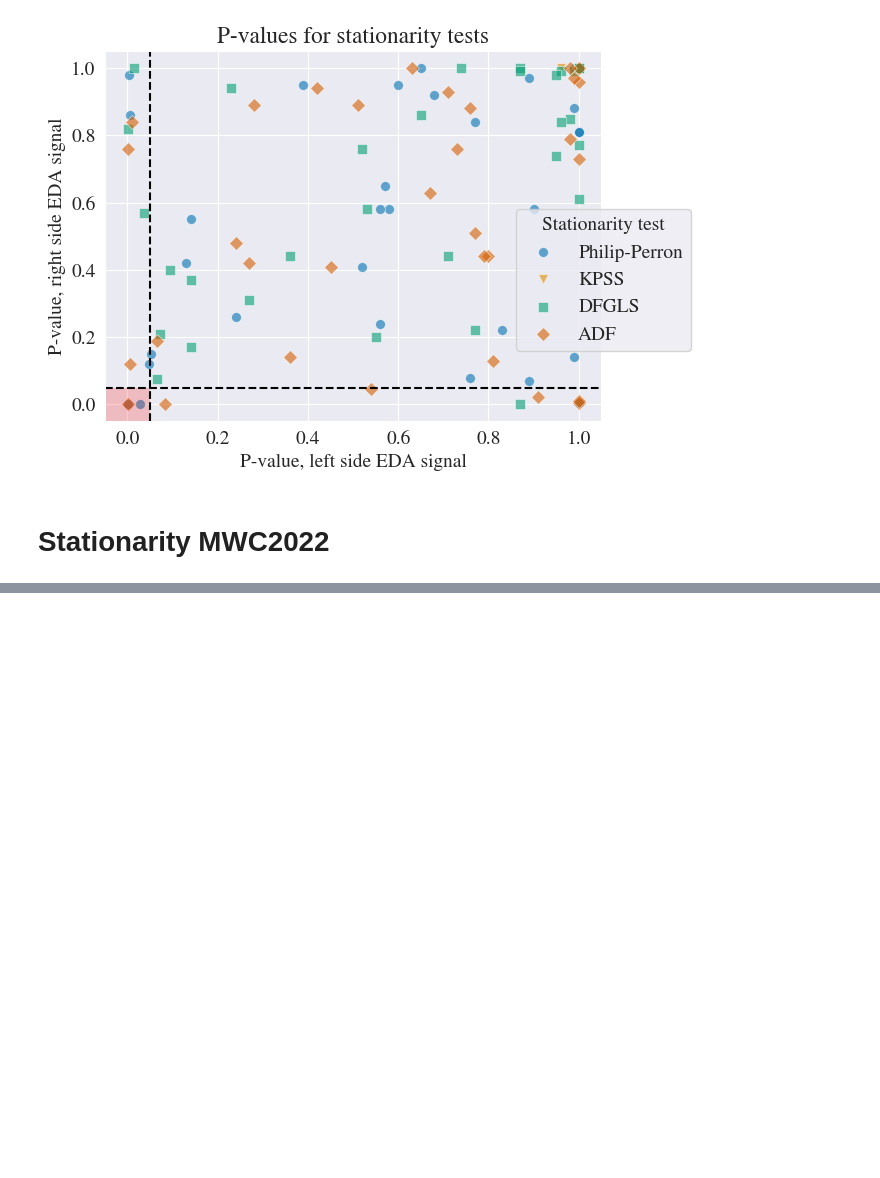
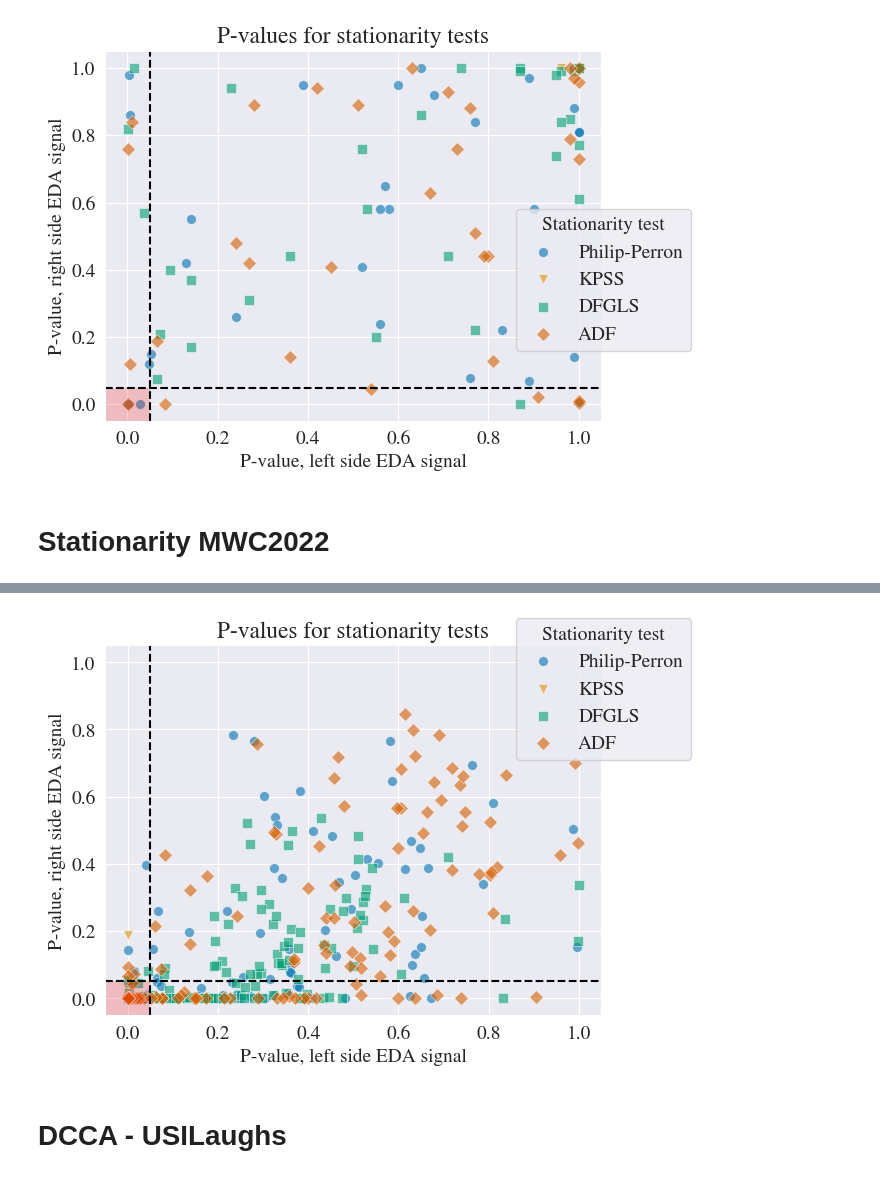
Before and after one commit to LeonardoAlchieri/LateralizationPhysiologicalWearables, a Jupyter notebook: notebooks/final-visz.ipynb, the cells around one changed output, grey strips where cells are left out. Drawn from its saved outputs; the diff is of its cells as text; code cells hidden in the pictures; blank space fills up the shorter version.

```diff
--- a/notebooks/final-visz.ipynb
+++ b/notebooks/final-visz.ipynb
@@ -89,14 +210,18 @@ plt.show()
 # %% [markdown]
 # Stationarity MWC2022
 # %%
-left_pp = [0.24, 0.048, 0.77, 0.6, 0.58, 0.57, 0.39, 0.0031, 0.027, 0.68, 0.14, 0.89, 0.52, 1, 0.99, 0.56, 0.76, 1, 1, 0.006, 0.9, 1,0.99, 0.13, 0.0011, 0.89, 1, 0.65, 0.83, 0.99, 0.56, 0.052]
-right_pp = [0.26, 0.12, 0.84, 0.95, 0.58, 0.65, 0.95, 0.98, 0.0023, 0.92, 0.55, 0.97, 0.41, 0.81, 0.14, 0.58, 0.078, 0.0036, 0.81, 0.86, 0.58, 1, 0.88, 0.42, 0.0012, 0.069, 1, 1, 0.22, 1, 0.24, 0.15]
+pp = pd.read_csv("../test_results/PhillipsPerron_pvalues_mwc2022.csv", index_col=0, header=[0,1]).T.reset_index(drop=True)
 
-left_kpss = [1, 1, 1, 1, 1, 1, 1, 1, 1, 1, 1, 1, 1, 1, 1, 1, 1, 1, 1, 1, 1, 1,1, 1, 1, 1, 1, 1, 1, 0.96, 1, 1]
-right_kpss = [1, 1, 1, 1, 1, 1, 1, 1, 1, 1, 1, 1, 1, 1, 1, 1, 1, 1, 1, 1, 1, 1,1, 1, 1, 1, 1, 1, 1, 1, 1, 1]
+kpss = pd.read_csv("../test_results/KPSS_pvalues_mwc2022.csv", index_col=0, header=[0,1]).T.reset_index(drop=True)
 
-left_dfgls = [0.14, 1, 0.53, 0.072, 0.99, 0.87, 0.98, 0.77, 0.74, 0.65, 1, 0.55, 0.14, 0.95, 0.23, 0.36, 0.095, 0.87, 0.014, 1, 0.27, 0.96, 0.066, 1, 0.96, 1, 0.036, 0.87, 0.52, 0.0014, 0.71, 0.95]
-right_dfgls =[0.17, 1, 0.58, 0.21, 0.99, 1, 0.85, 0.22, 1, 0.86, 0.77, 0.2, 0.37, 0.74, 0.94, 0.44, 0.4, 0.99, 1, 0.61, 0.31, 0.84, 0.076, 1, 0.99, 1, 0.57, 0.0009, 0.76, 0.82, 0.44, 0.98]
+dfgls = pd.read_csv("../test_results/DFGLS_pvalues_mwc2022.csv", index_col=0, header=[0,1]).T.reset_index(drop=True)
 
-left_adf = [0.45, 0.0068, 0.73, 0.71, 0.67, 0.42, 0.28, 0.001, 0.084, 0.77, 0.27, 0.76, 0.8, 1, 0.91, 0.51, 0.81, 1,1, 0.0099, 0.79, 1, 0.98, 0.24, 0.0012, 1, 0.99, 0.63, 0.54, 0.98, 0.36, 0.066]
-right_adf = [0.41, 0.12, 0.76, 0.93, 0.63, 0.94, 0.89, 0.76, 0.0026, 0.51, 0.42, 0.88, 0.44, 0.73, 0.022, 0.89, 0.13, 0.004, 0.96, 0.84, 0.44, 1, 0.79, 0.48, 0.00093, 0.011, 0.97, 1, 0.047, 1, 0.14, 0.19]
+adf = pd.read_csv("../test_results/ADF_pvalues_mwc2022.csv", index_col=0, header=[0,1]).T.reset_index(drop=True)
+# left_kpss = [1, 1, 1, 1, 1, 1, 1, 1, 1, 1, 1, 1, 1, 1, 1, 1, 1, 1, 1, 1, 1, 1,1, 1, 1, 1, 1, 1, 1, 0.96, 1, 1]
+# right_kpss = [1, 1, 1, 1, 1, 1, 1, 1, 1, 1, 1, 1, 1, 1, 1, 1, 1, 1, 1, 1, 1, 1,1, 1, 1, 1, 1, 1, 1, 1, 1, 1]
+
+# left_dfgls = [0.14, 1, 0.53, 0.072, 0.99, 0.87, 0.98, 0.77, 0.74, 0.65, 1, 0.55, 0.14, 0.95, 0.23, 0.36, 0.095, 0.87, 0.014, 1, 0.27, 0.96, 0.066, 1, 0.96, 1, 0.036, 0.87, 0.52, 0.0014, 0.71, 0.95]
+# right_dfgls =[0.17, 1, 0.58, 0.21, 0.99, 1, 0.85, 0.22, 1, 0.86, 0.77, 0.2, 0.37, 0.74, 0.94, 0.44, 0.4, 0.99, 1, 0.61, 0.31, 0.84, 0.076, 1, 0.99, 1, 0.57, 0.0009, 0.76, 0.82, 0.44, 0.98]
+
+# left_adf = [0.45, 0.0068, 0.73, 0.71, 0.67, 0.42, 0.28, 0.001, 0.084, 0.77, 0.27, 0.76, 0.8, 1, 0.91, 0.51, 0.81, 1,1, 0.0099, 0.79, 1, 0.98, 0.24, 0.0012, 1, 0.99, 0.63, 0.54, 0.98, 0.36, 0.066]
+# right_adf = [0.41, 0.12, 0.76, 0.93, 0.63, 0.94, 0.89, 0.76, 0.0026, 0.51, 0.42, 0.88, 0.44, 0.73, 0.022, 0.89, 0.13, 0.004, 0.96, 0.84, 0.44, 1, 0.79, 0.48, 0.00093, 0.011, 0.97, 1, 0.047, 1, 0.14, 0.19]
@@ -102,0 +351,59 @@ right_adf = [0.41, 0.12, 0.76, 0.93, 0.63, 0.94, 0.89, 0.76, 0.0026, 0.51, 0.42,
+# %%
+# make a scatterplot from the dataframe df, where on the x axis you have left, on the y you have right
+# and the color is determined by the test name
+# make a list of markers
+markers = ["o", "v", "s", "D"]
+
+# set golden ratio figure size
+plt.figure(figsize=(6.4, 4.8))
+
+# set seaborn style
+sns.set_style("darkgrid")
+
+# # set latex font
+plt.rcParams["mathtext.fontset"] = "stix"
+plt.rcParams["font.family"] = "STIXGeneral"
+
+# increase font size
+plt.rcParams.update({"font.size": 14})
+
+# get a color palette
+palette = sns.color_palette("colorblind", n_colors=4)
+
+# make the scatterplot
+for marker, col, (test_name, df) in zip(markers, palette, dataframes.items()):
+    sns.scatterplot(
+        data=df,
+        x="left",
+        y="right",
+        label=test_name,
+        marker=marker,
+        s=50,
+        alpha=0.6,
+        color=col,
+    )
+plt.xlabel("P-value, left side EDA signal")
+plt.ylabel("P-value, right side EDA signal")
+plt.legend(loc="upper right", bbox_to_anchor=(1.2, 1.1), title="Stationarity test")
+plt.title("P-values for stationarity tests")
+# draw one vertical lines at 0.05
+plt.axvline(0.05, color="black", linestyle="--")
+# draw one horizontal line at 0.05
+plt.axhline(0.05, color="black", linestyle="--")
+
+plt.ylim(-0.05,1.05)
+plt.xlim(-0.05,1.05)
+
+# leg.get_title().set_text('Stationarity test')
+# draw a rectangle around the points that are significant for both sides
+plt.gca().add_patch(
+    patches.Rectangle(
+        (-0.05, -0.05), 0.1, 0.1, fill=True, linestyle="none", color="red", alpha=0.2
+    )
+)
+plt.savefig("../final_visualizations/stationarity_tests-mwc2022.pdf", bbox_inches="tight")
+plt.show()
+# %% [output]
+[figure, added]
+# %% [markdown]
+# DCCA - USILaughs
```
Also changed, not shown: parts of 40 cells of this notebook, 6 other files.
